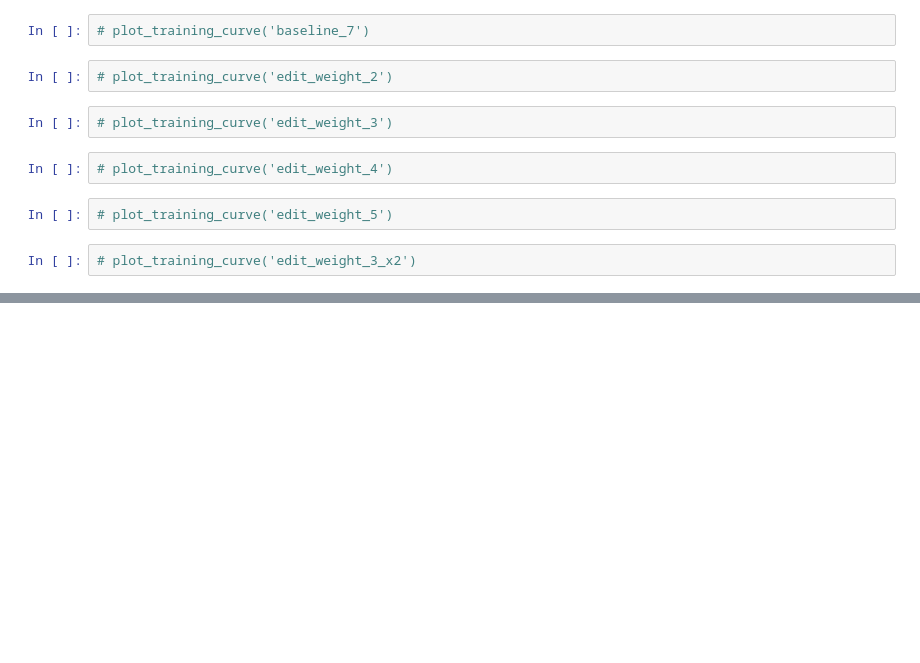
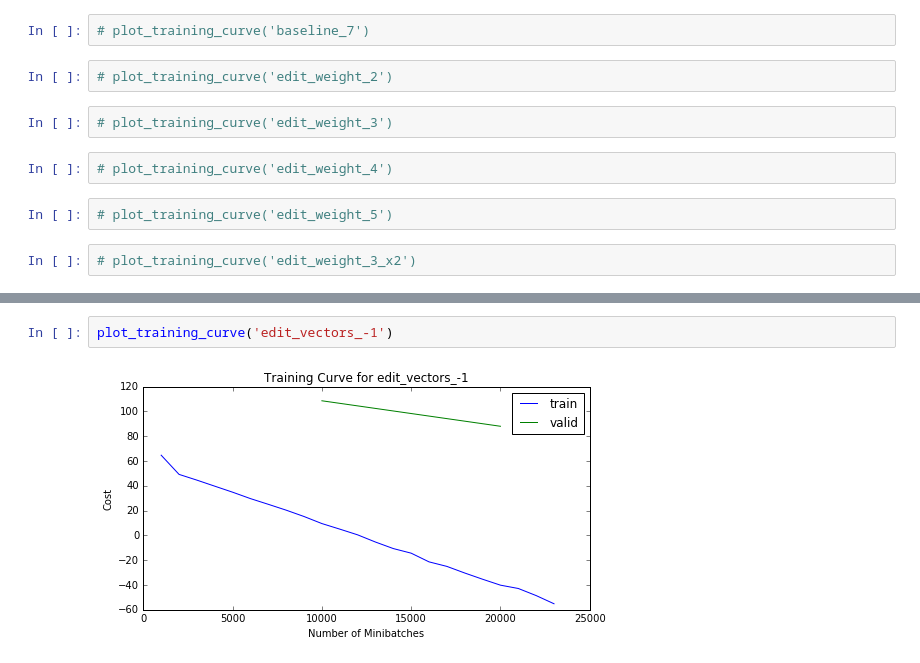
Before and after one commit to shubhaguha/MSc, a Jupyter notebook: training_progress/Plot training curves.ipynb, the cells around one changed output, grey strips where cells are left out. Drawn from its saved outputs; the diff is of its cells as text; blank space fills up the shorter version.

```diff
--- a/training_progress/Plot training curves.ipynb
+++ b/training_progress/Plot training curves.ipynb
@@ -78,0 +87,4 @@ plot_training_curve('edit_vectors_6')
+# %%
+plot_training_curve('edit_vectors_-1')
+# %% [output]
+[figure, added]
```
Also changed, not shown: parts of 9 cells of this notebook, 21 other files.
